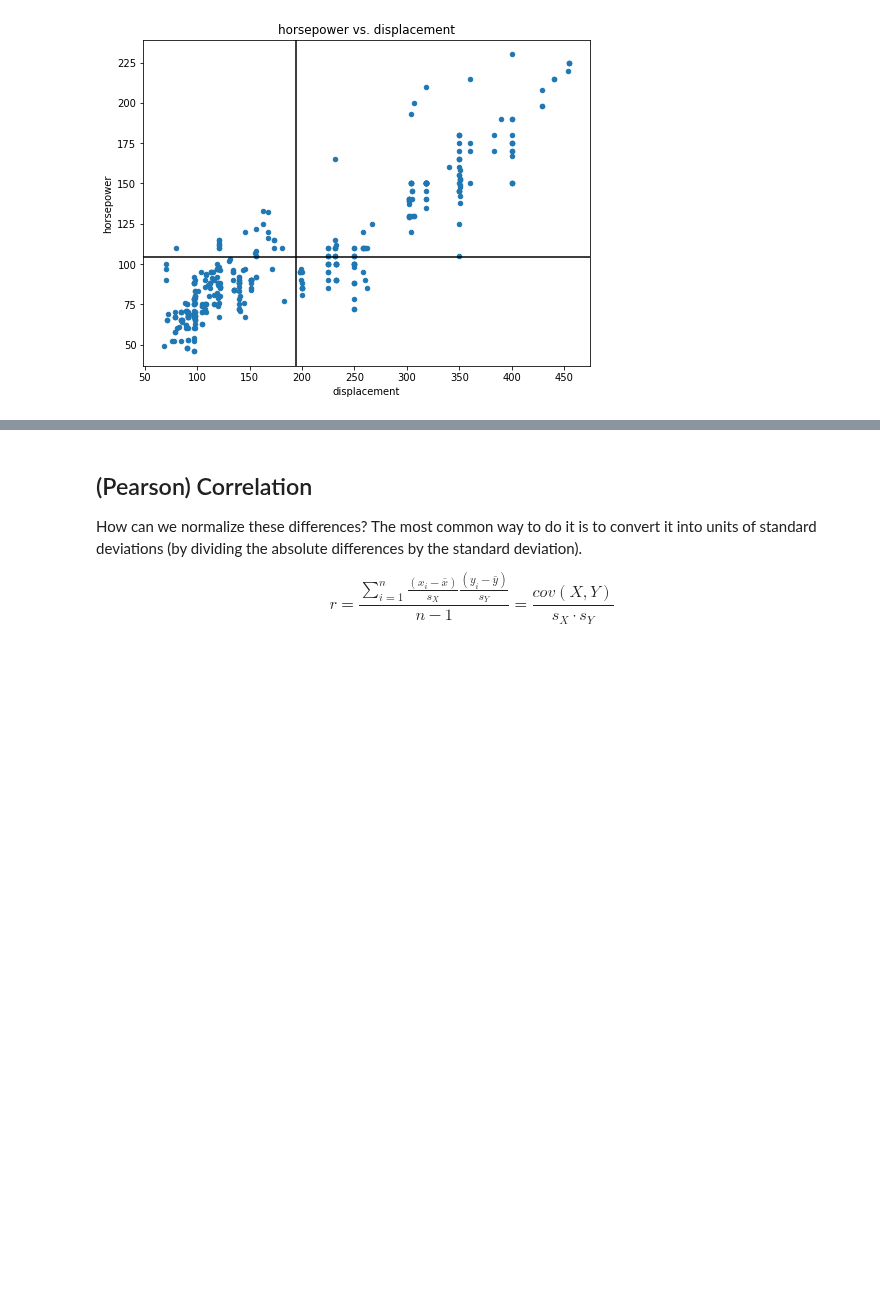
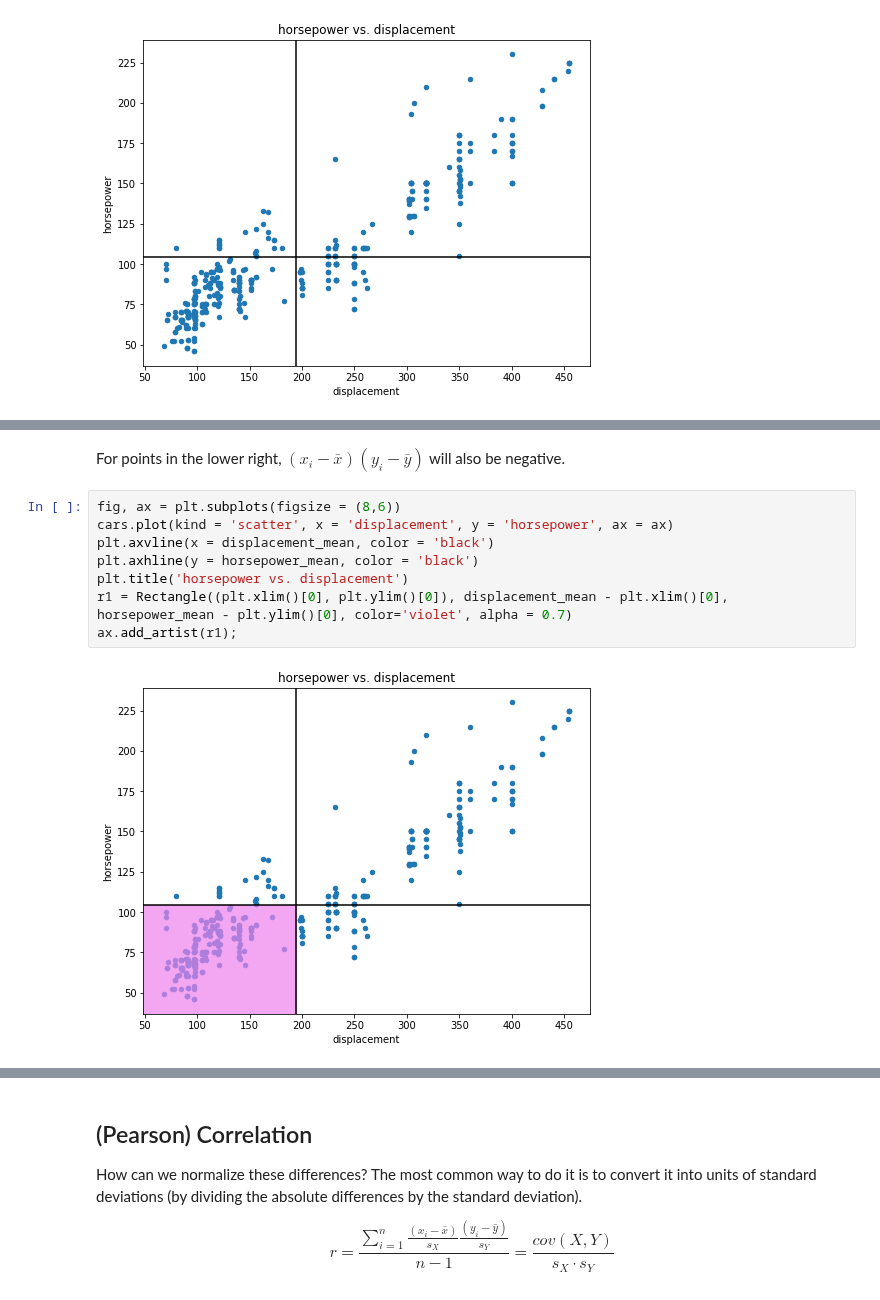
Before and after one commit to NSS-Data-Instructional-Stuff/stats-for-data-science, a Jupyter notebook: notebooks/02_Exploratory_Data_Analysis-Part_2_Two_Variable.ipynb, the cells around one changed output, grey strips where cells are left out. Saved outputs shown, nothing was run; the diff lists cells and outputs as text; blank space fills up the shorter version.

```diff
--- a/notebooks/02_Exploratory_Data_Analysis-Part_2_Two_Variable.ipynb
+++ b/notebooks/02_Exploratory_Data_Analysis-Part_2_Two_Variable.ipynb
@@ -109,0 +129,12 @@ plt.title('horsepower vs. displacement');
+# %% [markdown]
+For points in the lower right, $(x_i - \bar{x})(y_i - \bar{y})$ will also be negative.
+# %%
+fig, ax = plt.subplots(figsize = (8,6))
+cars.plot(kind = 'scatter', x = 'displacement', y = 'horsepower', ax = ax)
+plt.axvline(x = displacement_mean, color = 'black')
+plt.axhline(y = horsepower_mean, color = 'black')
+plt.title('horsepower vs. displacement')
+r1 = Rectangle((plt.xlim()[0], plt.ylim()[0]), displacement_mean - plt.xlim()[0], horsepower_mean - plt.ylim()[0], color='violet', alpha = 0.7)
+ax.add_artist(r1);
+# %% [output]
+[figure, added]
```
Also changed, not shown: parts of 16 cells of this notebook.
